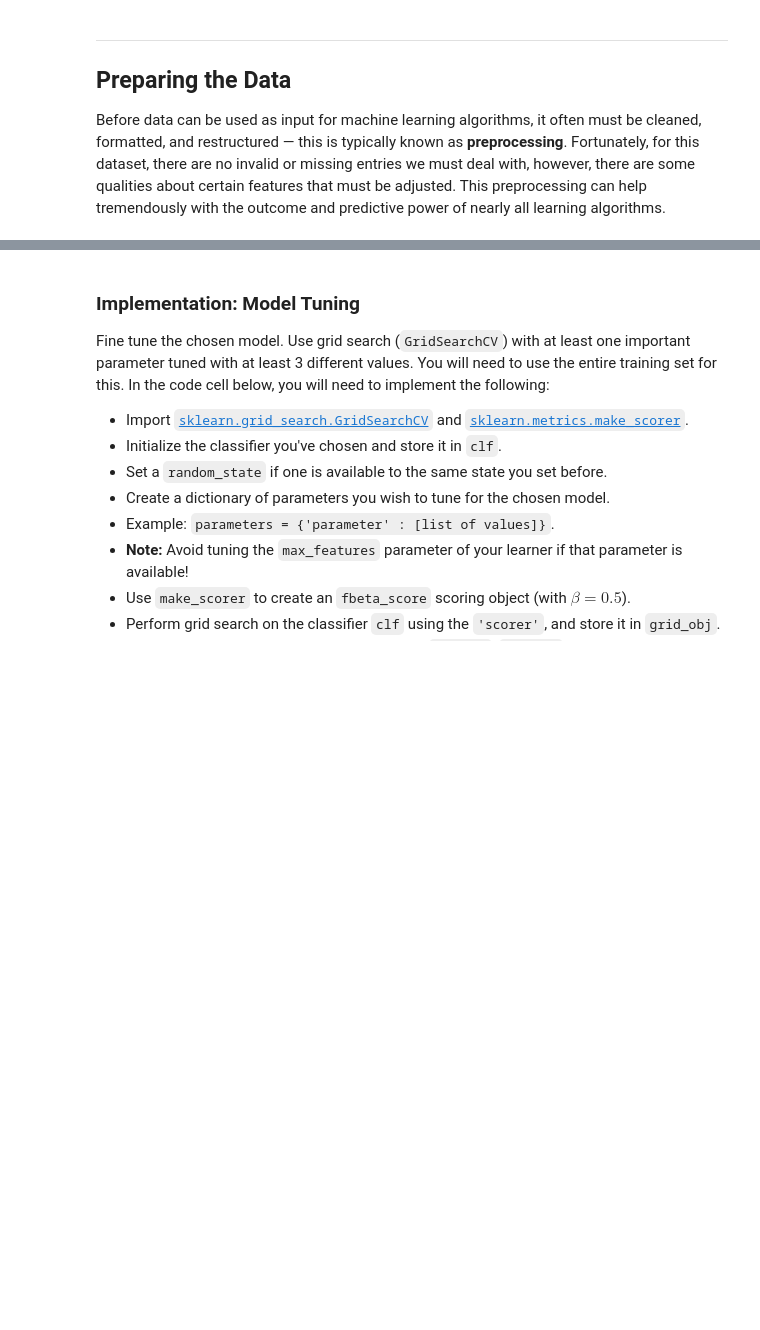
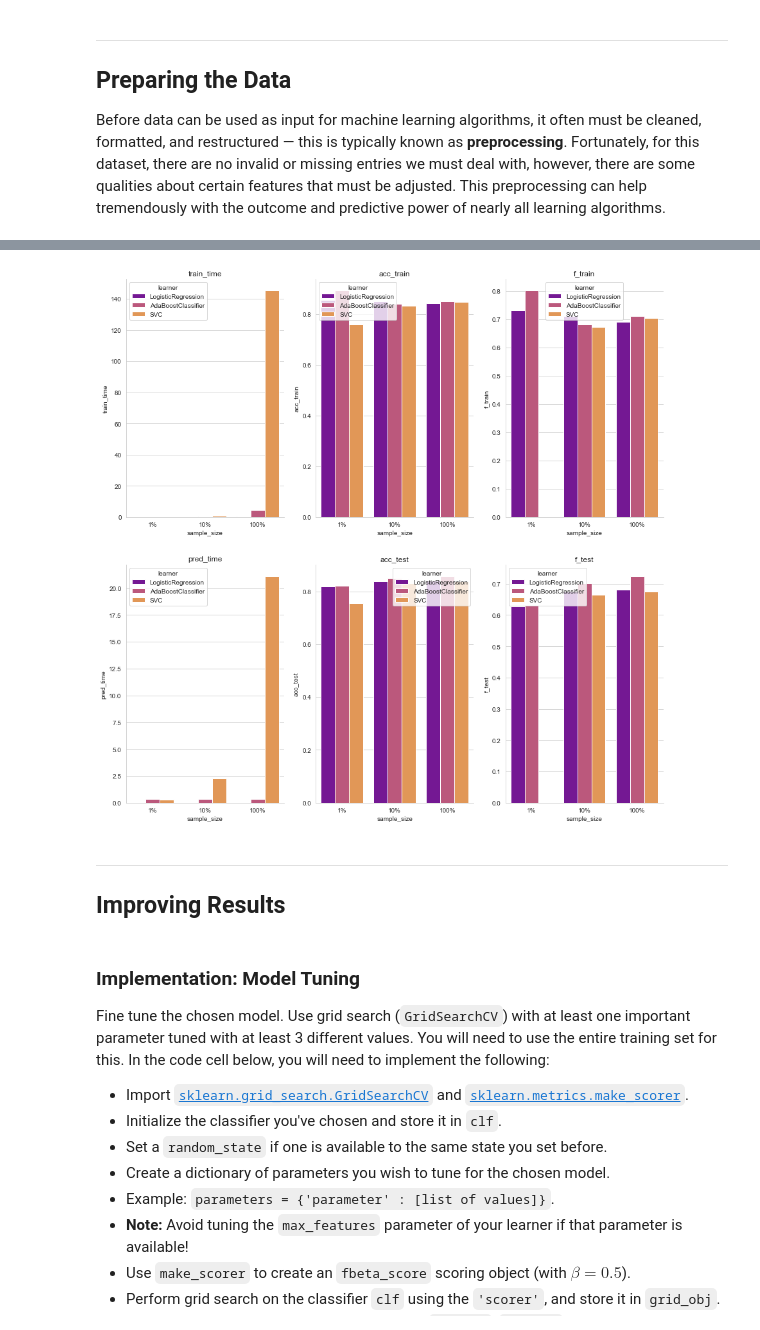
Before and after one commit to m23sawant/CharityML, a Jupyter notebook: finding_donors.ipynb, the cells around one changed output, grey strips where cells are left out. Cells and saved outputs as stored; diff of their text form; code cells hidden in the pictures; blank space fills up the shorter version.

```diff
--- a/finding_donors.ipynb
+++ b/finding_donors.ipynb
@@ -441,3 +360,24 @@ When explaining your model, if using external resources please include all citat
+# %%
+Results=pd.DataFrame(columns=['train_time', 'acc_train', 'f_train', 'pred_time', 'acc_test', 'f_test','learner','sample_size'])
+sample_size=['1%','10%','100%']
+for k, learner in enumerate(results.keys()):
+        for i in np.arange(3):
+            x=results[learner][i]
+            x.update( {'learner' : learner,'sample_size':sample_size[i]} )
+            Results=Results.append(results[learner][i],ignore_index=True)
+# %%
+x=np.array(Results.columns[:-2]).reshape(2,3)
+f, axes = pl.subplots(2, 3, figsize = (15,15))
+sns.set_style('whitegrid')
+for i,features in enumerate(x):
+    for j,feature in enumerate(features):
+        sns.barplot(x='sample_size',y=feature,data=Results,hue='learner',ax=axes[i][j],palette='plasma').set_title(feature)
+        sns.despine()
+# %% [output]
+[figure, added]
+# %% [markdown]
+----
+## Improving Results
 # %% [markdown]
 ### Implementation: Model Tuning
 Fine tune the chosen model. Use grid search (`GridSearchCV`) with at least one important parameter tuned with at least 3 different values. You will need to use the entire training set for this. In the code cell below, you will need to implement the following:
```
Also changed, not shown: parts of 52 cells of this notebook.
